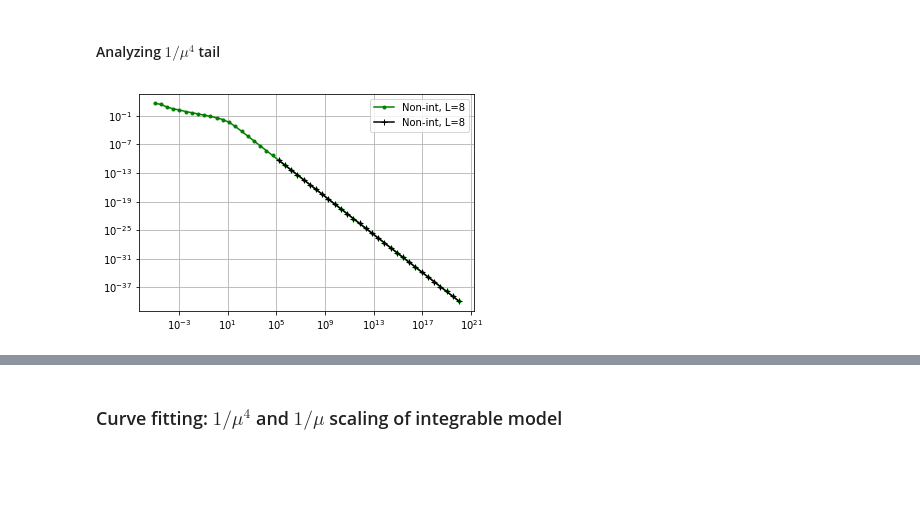
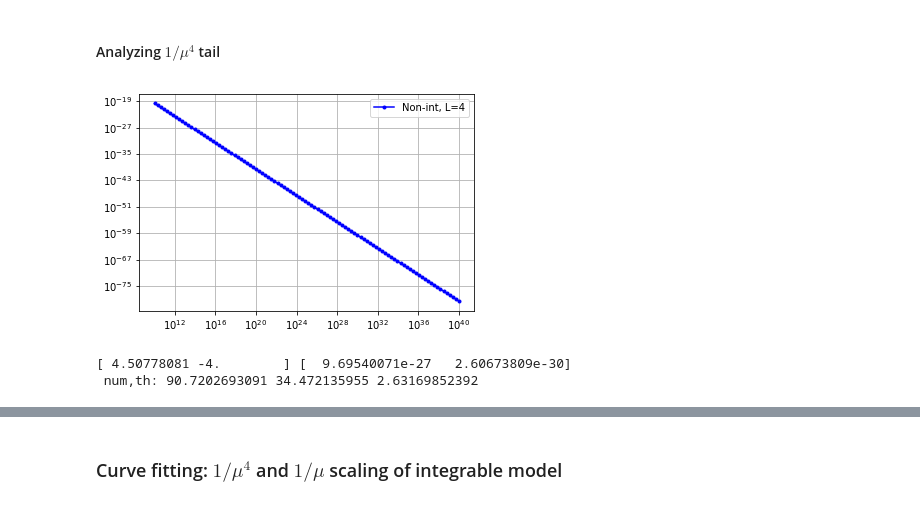
Before and after one commit to alexandreday/counterdiabatic-driving, a Jupyter notebook: zero_denom/jupyter_codes/v1_mu_scaling.ipynb, the cells around one changed output, grey strips where cells are left out. Cells and saved outputs as stored; diff of their text form; code cells hidden in the pictures; blank space fills up the shorter version.

```diff
--- a/zero_denom/jupyter_codes/v1_mu_scaling.ipynb
+++ b/zero_denom/jupyter_codes/v1_mu_scaling.ipynb
@@ -314,7 +275,7 @@ a_in_L8,b_in_L8=popt
 #### Analyzing $1/\mu^4$ tail
 # %%
 muTot=100
-mu_arr=np.logspace(-5,20.0,muTot)
+mu_arr=np.logspace(10,40,muTot)
 L=4
 norm_arr_nonint=np.zeros(muTot)
 H=Ham_nonint(L)
@@ -343,13 +304,30 @@ for i in range(muTot):
     A_lamb=guage_potent_mu(H,L,mu)
     norm_arr_nonintL8[i]=norm(A_lamb)
 # %%
-#plt.loglog(mu_arr,norm_arr_nonint/2**4, 'b.-', label='Non-int, L=4')
-#plt.loglog(mu_arr[40:100],norm_arr_nonint[40:100]/2**4, 'k+-', label='Non-int, L=4')
+plt.loglog(mu_arr,norm_arr_nonint/2**4, 'b.-', label='Non-int, L=4')
+#plt.loglog(mu_arr[50:100],norm_arr_nonint[50:100]/2**4, 'k+-', label='Non-int, L=4')
 #plt.loglog(mu_arr_L6,norm_arr_nonintL6/2**6, 'r.-', label='Non-int, L=6')
 #plt.loglog(mu_arr_L6[40:100],norm_arr_nonintL6[40:100]/2**6, 'k+-', label='Non-int, L=6')
-plt.loglog(mu_arr_L8,norm_arr_nonintL8/2**8, 'g.-', label='Non-int, L=8')
-plt.loglog(mu_arr_L8[20:50],norm_arr_nonintL8[20:50]/2**8, 'k+-', label='Non-int, L=8')
+#plt.loglog(mu_arr_L8,norm_arr_nonintL8/2**8, 'g.-', label='Non-int, L=8')
+#plt.loglog(mu_arr_L8[20:50],norm_arr_nonintL8[20:50]/2**8, 'k+-', label='Non-int, L=8')
 plt.legend(loc='best')
 plt.grid()
 # %% [output]
-[figure, old version]
+[figure, new version]
+# %%
+from scipy.optimize import curve_fit
+def gfunc(x, a,c): #logfunction
+    return a+ c*x
+def org_func(x, a,c):
+    return a*x**c
+xdata =mu_arr
+ydata = norm_arr_nonint**2/2**4
+popt, pcov = curve_fit(gfunc, np.log(xdata), np.log(ydata))
+print popt, np.diag(pcov)
+a_in,b_in=popt
+hz=(np.sqrt(5)+1)/4
+L=4
+print " num,th:", np.exp(a_in), 4*(L*hz**2+2*(L-1)), np.exp(a_in)/(4*(L*hz**2+2*(L-1)))
+# %% [output]
+[ 4.50778081 -4.        ] [  9.69540071e-27   2.60673809e-30]
+ num,th: 90.7202693091 34.472135955 2.63169852392
```
Also changed, not shown: parts of 21 cells of this notebook, 7 other files.
